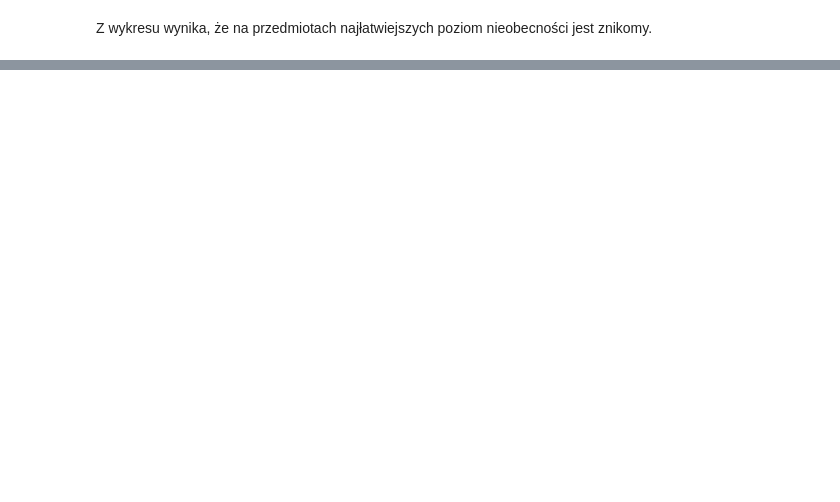
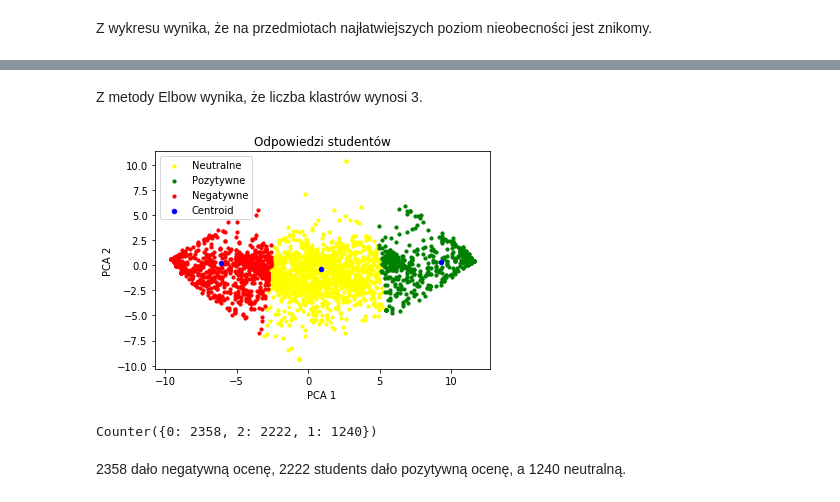
Before and after one commit to lukaszszy/data-mining, a Jupyter notebook: Projekt.ipynb, the cells around one changed output, grey strips where cells are left out. Cells and saved outputs as stored; diff of their text form; code cells hidden in the pictures; blank space fills up the shorter version.

```diff
--- a/Projekt.ipynb
+++ b/Projekt.ipynb
@@ -264,0 +308,17 @@ Z wykresu wynika, że na przedmiotach najłatwiejszych poziom nieobecności jest
+# %%
+r_questions = r.iloc[:,5:33]
+# %%
+from sklearn.decomposition import PCA
+pca = PCA(n_components = 2)
+r_pca = pca.fit_transform(r_questions)
+# %%
+from sklearn.cluster import KMeans
+wcss = []
+for i in range(1, 7):
+    kmeans = KMeans(n_clusters = i, init = 'k-means++', random_state = 42)
+    kmeans.fit(r_pca)
+    wcss.append(kmeans.inertia_)
+plt.plot(range(1, 7), wcss)
+plt.xlabel('Liczba możliwych klastrów')
+plt.ylabel('wcss')
+plt.show()
@@ -264,0 +327,24 @@ Z wykresu wynika, że na przedmiotach najłatwiejszych poziom nieobecności jest
+# %% [markdown]
+Z metody Elbow wynika, że liczba klastrów wynosi 3.
+# %%
+kmeans = KMeans(n_clusters = 3, init = 'k-means++')
+y_kmeans = kmeans.fit_predict(r_pca)
+# %%
+plt.scatter(r_pca[y_kmeans == 0, 0], r_pca[y_kmeans == 0, 1], s = 10, c = 'yellow', label = 'Neutralne')
+plt.scatter(r_pca[y_kmeans == 1, 0], r_pca[y_kmeans == 1, 1], s = 10, c = 'green', label = 'Pozytywne')
+plt.scatter(r_pca[y_kmeans == 2, 0], r_pca[y_kmeans == 2, 1], s = 10, c = 'red', label = 'Negatywne')
+plt.scatter(kmeans.cluster_centers_[:, 0], kmeans.cluster_centers_[:, 1], s = 20, c = 'blue', label = 'Centroid')
+plt.title('Odpowiedzi studentów')
+plt.xlabel('PCA 1')
+plt.ylabel('PCA 2')
+plt.legend()
+plt.show()
+# %% [output]
+[figure, added]
+# %%
+import collections
+collections.Counter(y_kmeans)
+# %% [output]
+Counter({0: 2358, 2: 2222, 1: 1240})
+# %% [markdown]
+2358 dało negatywną ocenę, 2222 students dało pozytywną ocenę, a 1240 neutralną.
```
Also changed, not shown: parts of 13 cells of this notebook.
